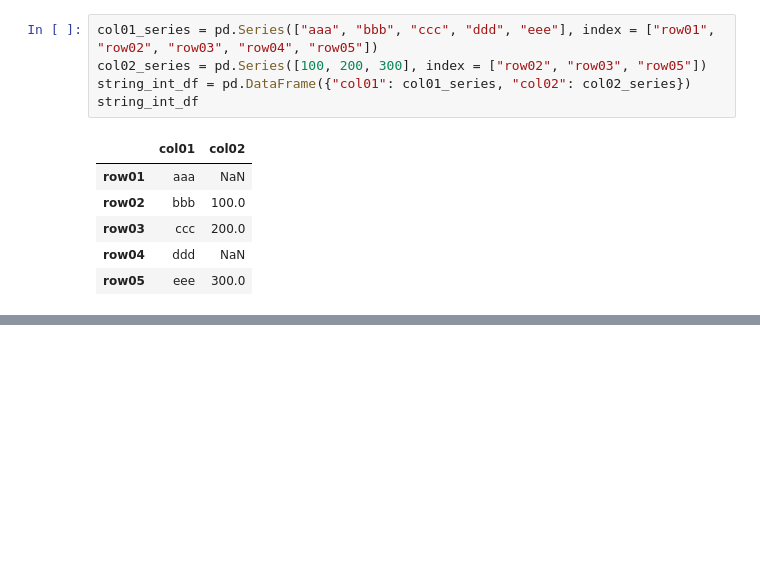
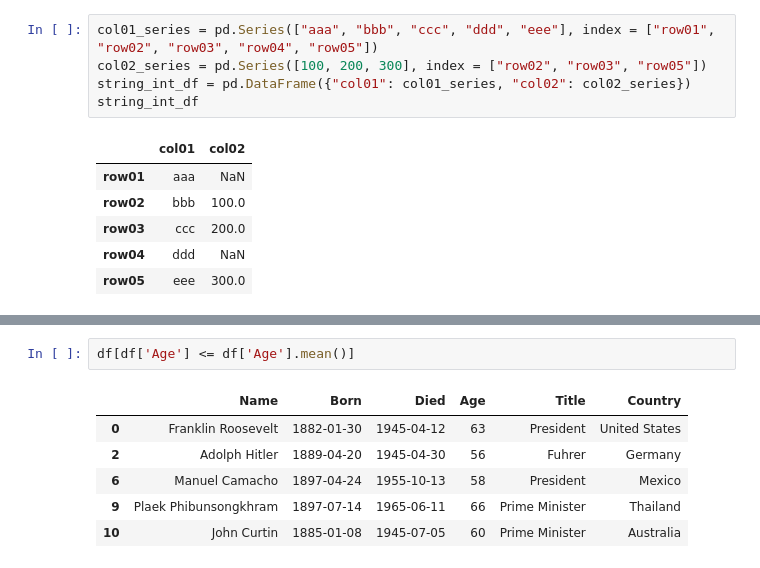
Before and after one commit to csaatechnicalarts/ML_Bootcamp, a Jupyter notebook: Pandas_03_DataFrameIntro.ipynb, the cells around one changed output, grey strips where cells are left out. Drawn from its saved outputs; the diff is of its cells as text; blank space fills up the shorter version.

```diff
--- a/Pandas_03_DataFrameIntro.ipynb
+++ b/Pandas_03_DataFrameIntro.ipynb
@@ -100,0 +136,9 @@ string_int_df
+# %%
+df[df['Age'] <= df['Age'].mean()]
+# %% [output]
+|  | Name | Born | Died | Age | Title | Country |
+| 0 | Franklin Roosevelt | 1882-01-30 | 1945-04-12 | 63 | President | United States |
+| 2 | Adolph Hitler | 1889-04-20 | 1945-04-30 | 56 | Fuhrer | Germany |
+| 6 | Manuel Camacho | 1897-04-24 | 1955-10-13 | 58 | President | Mexico |
+| 9 | Plaek Phibunsongkhram | 1897-07-14 | 1965-06-11 | 66 | Prime Minister | Thailand |
+| 10 | John Curtin | 1885-01-08 | 1945-07-05 | 60 | Prime Minister | Australia |
```
Also changed, not shown: parts of 10 cells of this notebook.
